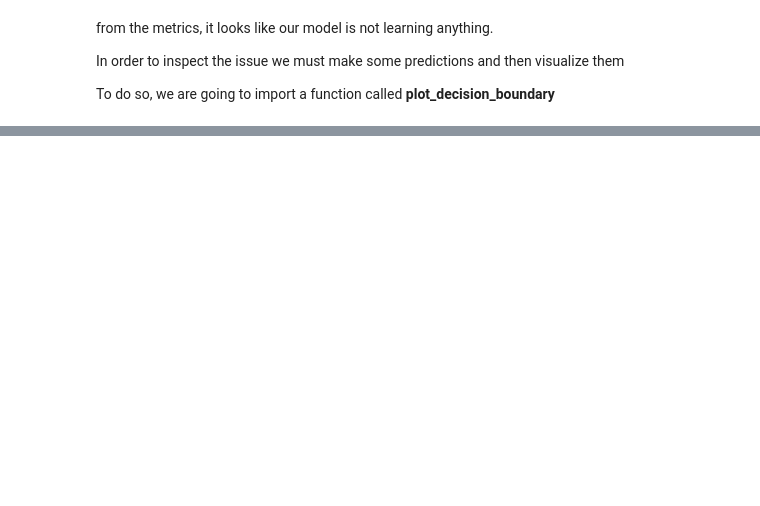
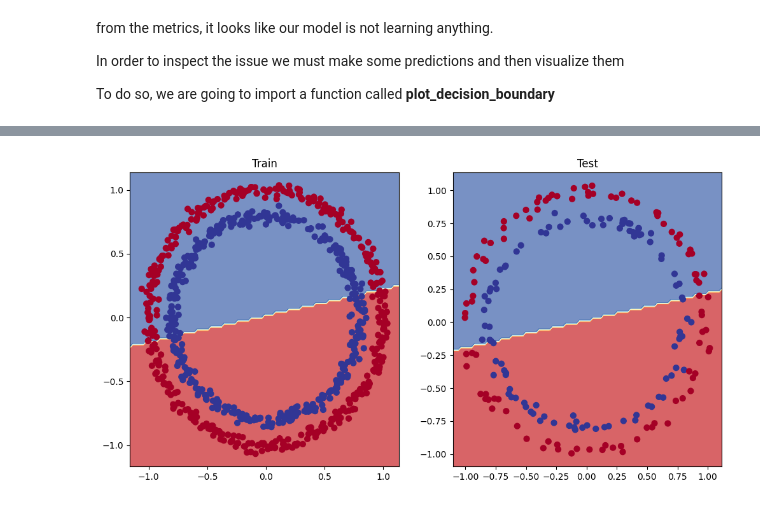
Before and after one commit to AntonisGantzos/Pytorch-Fundamentals, a Jupyter notebook: Deep_Learning_Pytorch_NN_Classification.ipynb, the cells around one changed output, grey strips where cells are left out. Cells and saved outputs as stored; diff of their text form; code cells hidden in the pictures; blank space fills up the shorter version.

```diff
--- a/Deep_Learning_Pytorch_NN_Classification.ipynb
+++ b/Deep_Learning_Pytorch_NN_Classification.ipynb
@@ -379,0 +403,20 @@ NameError: name 'plot_decision_boundary' is not defined
+# %%
+#lets try and improve our model by adding more layers and hidden units
+#Create the class of the model
+class CircleModelV1(nn.Module):
+     def __init__(self):
+        super().__init__()
+        #create 3 nn.Linear layers to handle the shapes of our data
+        #if our data is of few dimensions and size 1 to 2 hidden layers shoud suffice
+        # else 3 to 5 is recommended
+        #out features number is selected at random but it has to match the next layer's in features number to prevent shape errors
+        self.layer_1=nn.Linear(in_features=2, out_features=10)
+        self.layer_2=nn.Linear(in_features=10, out_features=10)
+        self.layer_3=nn.Linear(in_features=10, out_features=1)
+
+     def forward(self, x):
+      return self.layer_3(self.layer_2(self.layer_1(x)))
+
+
+model_1=CircleModelV1().to(device)
+model_1, model_1.state_dict()
@@ -379,0 +441,6 @@ NameError: name 'plot_decision_boundary' is not defined
+# %%
+#set a loss function
+loss_fn1=nn.BCEWithLogitsLoss()
+
+#set an optimizer
+optimizer=torch.optim.SGD(params=model_1.parameters(), lr=0.01)
@@ -379,0 +508,11 @@ NameError: name 'plot_decision_boundary' is not defined
+# %%
+#plot decision boundary
+plt.figure(figsize=(12,6))
+plt.subplot(1,2,1)
+plt.title("Train")
+plot_decision_boundary(model_1, X_train, y_train)
+plt.subplot(1,2,2)
+plt.title("Test")
+plot_decision_boundary(model_1, X_test, y_test)
+# %% [output]
+[figure, added]
```
Also changed, not shown: parts of 42 cells of this notebook.
